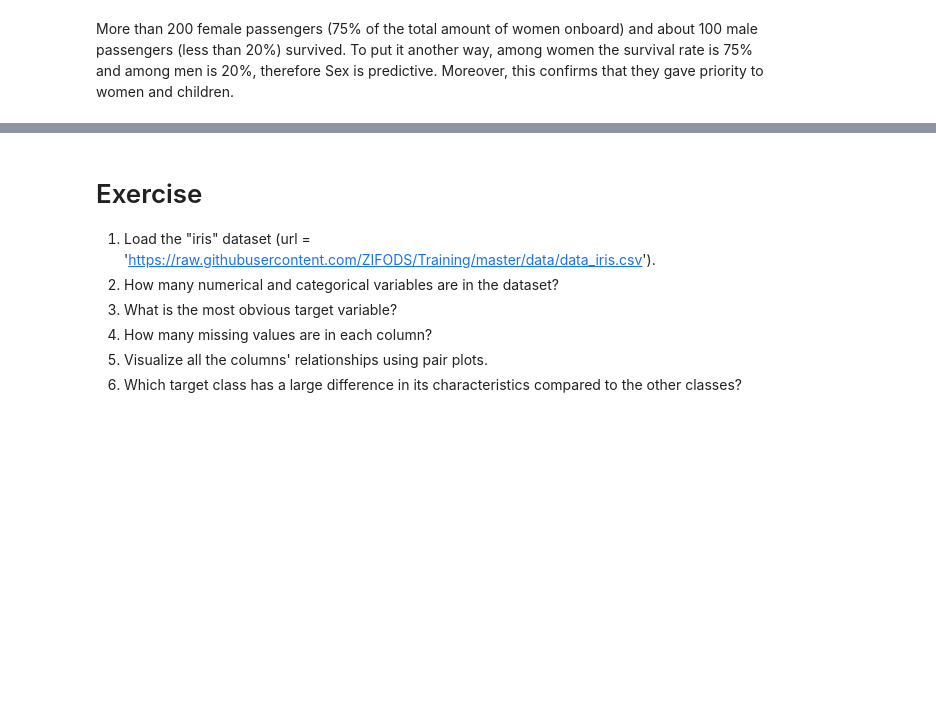
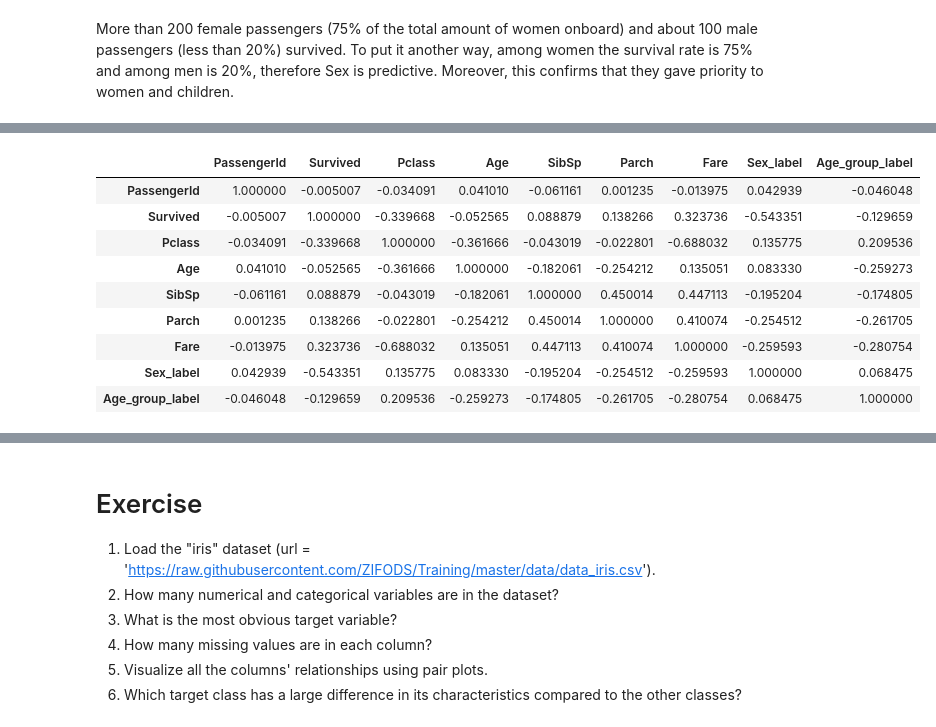
Before and after one commit to akentzifo/Training, a Jupyter notebook: EDA.ipynb, the cells around one changed output, grey strips where cells are left out. Cells and saved outputs as stored; diff of their text form; code cells hidden in the pictures; blank space fills up the shorter version.

```diff
--- a/EDA.ipynb
+++ b/EDA.ipynb
@@ -467,0 +409,13 @@ df.corr(method='pearson')
+# %%
+df.corr(method='spearman')
+# %% [output]
+|  | PassengerId | Survived | Pclass | Age | SibSp | Parch | Fare | Sex_label | Age_group_label |
+| PassengerId | 1.000000 | -0.005007 | -0.034091 | 0.041010 | -0.061161 | 0.001235 | -0.013975 | 0.042939 | -0.046048 |
+| Survived | -0.005007 | 1.000000 | -0.339668 | -0.052565 | 0.088879 | 0.138266 | 0.323736 | -0.543351 | -0.129659 |
+| Pclass | -0.034091 | -0.339668 | 1.000000 | -0.361666 | -0.043019 | -0.022801 | -0.688032 | 0.135775 | 0.209536 |
+| Age | 0.041010 | -0.052565 | -0.361666 | 1.000000 | -0.182061 | -0.254212 | 0.135051 | 0.083330 | -0.259273 |
+| SibSp | -0.061161 | 0.088879 | -0.043019 | -0.182061 | 1.000000 | 0.450014 | 0.447113 | -0.195204 | -0.174805 |
+| Parch | 0.001235 | 0.138266 | -0.022801 | -0.254212 | 0.450014 | 1.000000 | 0.410074 | -0.254512 | -0.261705 |
+| Fare | -0.013975 | 0.323736 | -0.688032 | 0.135051 | 0.447113 | 0.410074 | 1.000000 | -0.259593 | -0.280754 |
+| Sex_label | 0.042939 | -0.543351 | 0.135775 | 0.083330 | -0.195204 | -0.254512 | -0.259593 | 1.000000 | 0.068475 |
+| Age_group_label | -0.046048 | -0.129659 | 0.209536 | -0.259273 | -0.174805 | -0.261705 | -0.280754 | 0.068475 | 1.000000 |
```
Also changed, not shown: parts of 47 cells of this notebook, 2 other files.
